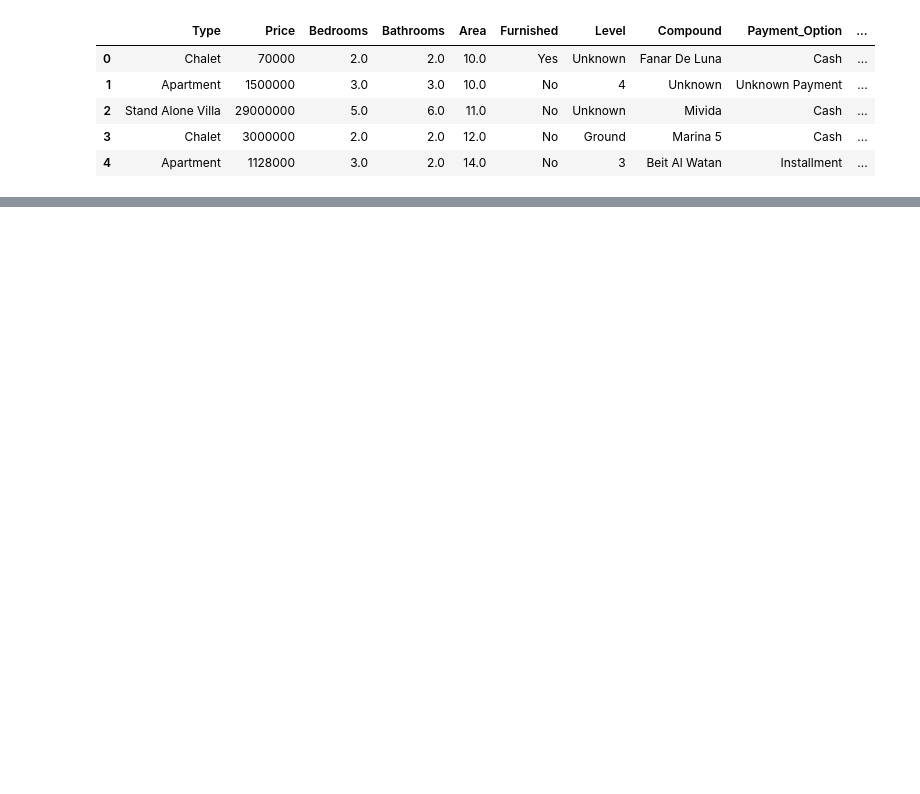
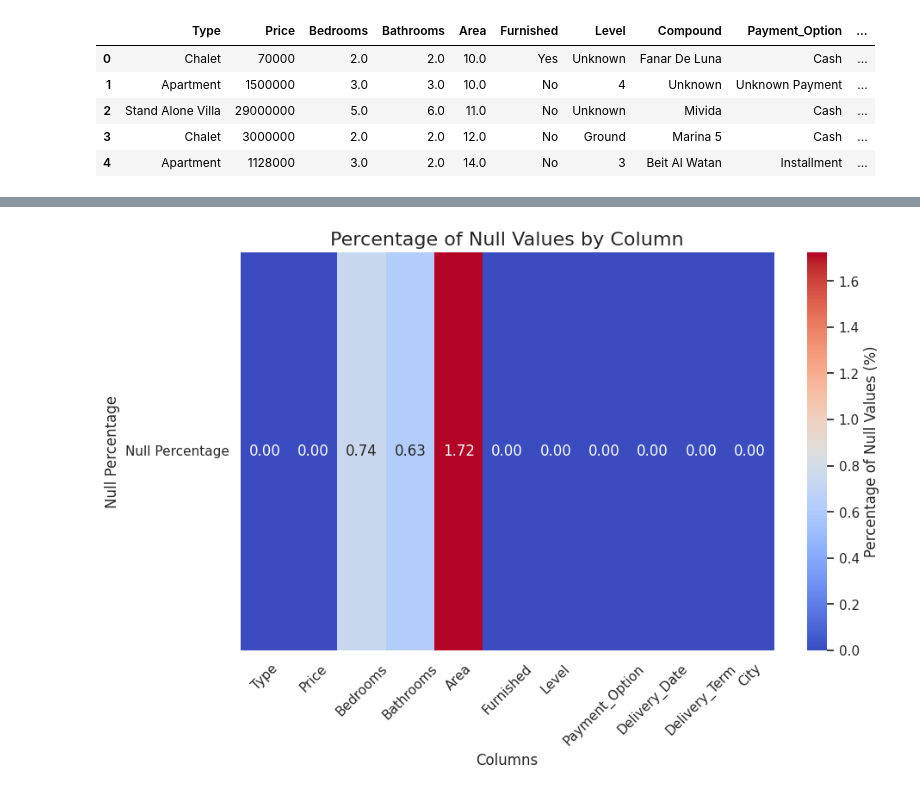
Before and after one commit to sizanesd/Data-Analysis, a Jupyter notebook: Copy_of_Snippets_Importing_libraries.ipynb, the cells around one changed output, grey strips where cells are left out. Drawn from its saved outputs; the diff is of its cells as text; code cells hidden in the pictures; blank space fills up the shorter version.

```diff
--- a/Copy_of_Snippets_Importing_libraries.ipynb
+++ b/Copy_of_Snippets_Importing_libraries.ipynb
@@ -162,0 +205,27 @@ print(data)
+# %%
+# Function to visualize null value percentages as a heatmap
+def visualize_nulls_percentage_heatmap(data):
+    # Calculate the percentage of null values for each column
+    null_percentage = (data.isnull().sum() / len(data)) * 100
+
+    # Create a DataFrame for heatmap
+    null_percentage_df = pd.DataFrame(null_percentage, columns=['Null Percentage'])
+
+    # Set the style for the plot
+    sns.set(style='whitegrid')
+
+    # Create a heatmap for null value percentages
+    plt.figure(figsize=(10, 6))
+    sns.heatmap(null_percentage_df.T, annot=True, fmt=".2f", cmap='coolwarm', cbar_kws={'label': 'Percentage of Null Values (%)'})
+
+    plt.title('Percentage of Null Values by Column', fontsize=16)
+    plt.xlabel('Columns', fontsize=12)
+    plt.ylabel('Null Percentage', fontsize=12)
+    plt.xticks(rotation=45)
+    plt.yticks(rotation=0)
+    plt.show()
+
+# Call the visualization function
+visualize_nulls_percentage_heatmap(data)
+# %% [output]
+[figure, added]
```
Also changed, not shown: parts of 49 cells of this notebook.
